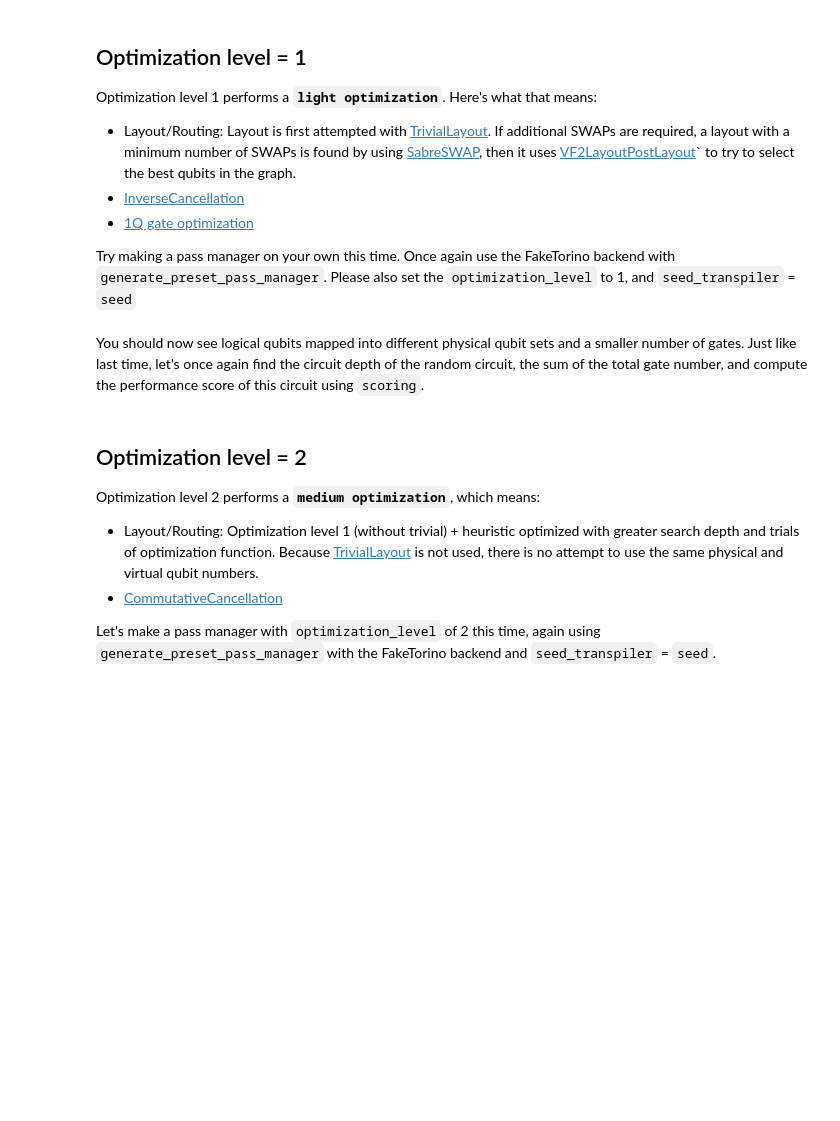
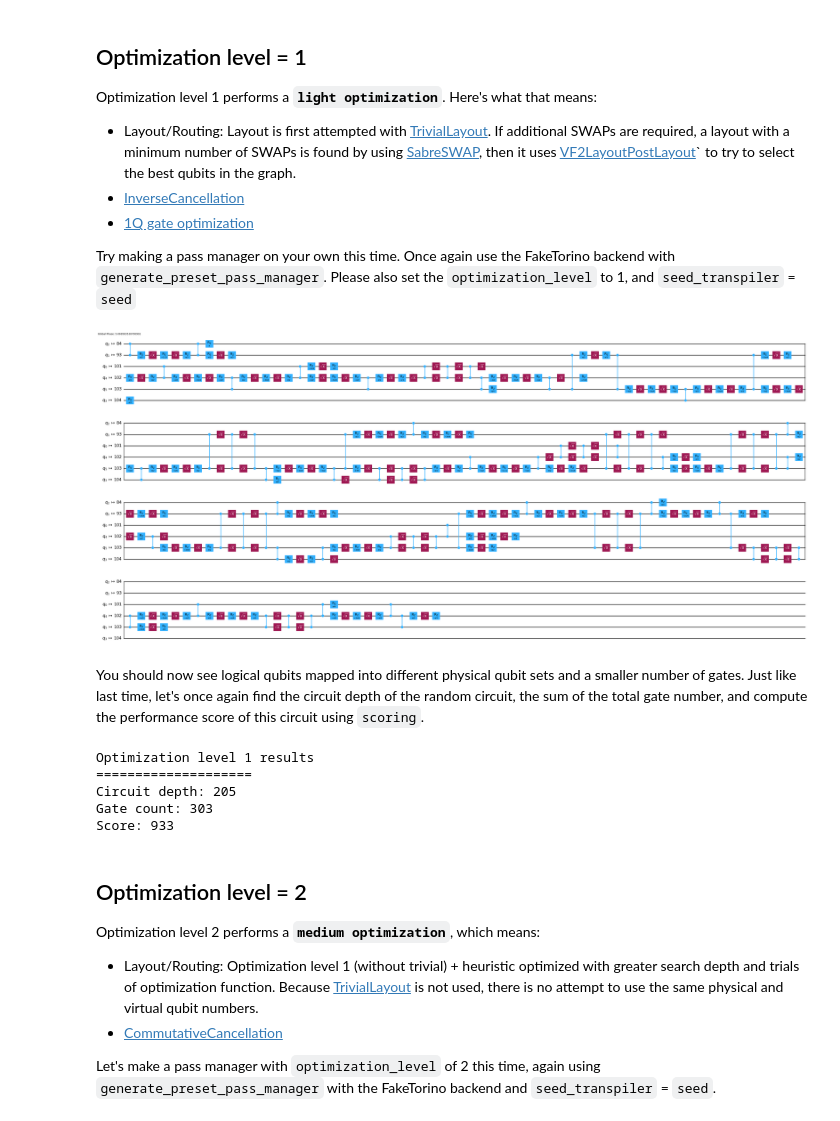
Before and after one commit to PerepaMoorty/Qiskit-BeyondBits, a Jupyter notebook: Notebooks/QFF_Graded_Notebook_3.ipynb, the cells around one changed output. Saved outputs shown, nothing was run; the diff lists cells and outputs as text; code cells hidden in the pictures; blank space fills up the shorter version.

```diff
--- a/Notebooks/QFF_Graded_Notebook_3.ipynb
+++ b/Notebooks/QFF_Graded_Notebook_3.ipynb
@@ -400,21 +382,25 @@ Optimization level 1 performs a **`light optimization`**. Here's what that means
 Try making a pass manager on your own this time. Once again use the FakeTorino backend with `generate_preset_pass_manager`. Please also set the `optimization_level` to 1, and `seed_transpiler` = `seed`
 # %%
 # Make a pass manager with our desired optimization level and backend
-pm_lv1 = ### your code here ###
+pm_lv1 = generate_preset_pass_manager(
+    backend=backend, optimization_level=1, seed_transpiler=seed
+)
 
 # Run for our random circuit
 tr_lv1 = pm_lv1.run(qc)
 
 # uncomment the next line to draw circuit
-#tr_lv1.draw('mpl', idle_wires=False, fold=60)
+tr_lv1.draw('mpl', idle_wires=False, fold=60)
+# %% [output]
+[figure, added]
 # %% [markdown]
 You should now see logical qubits mapped into different physical qubit sets and a smaller number of gates. Just like last time, let's once again find the circuit depth of the random circuit, the sum of the total gate number, and compute the performance score of this circuit using `scoring`.
 # %%
 ### Your code here ###
 
-circuit_depths['opt_lv_1'] =
-gate_counts['opt_lv_1'] =
-scores['opt_lv_1'] =
+circuit_depths['opt_lv_1'] = tr_lv1.depth()
+gate_counts['opt_lv_1'] = tr_lv1.size()
+scores['opt_lv_1'] = scoring(tr_lv1, backend)
 
 ### Don't change code after this line ###
 
@@ -423,6 +409,12 @@ print("====================")
 print("Circuit depth:", circuit_depths['opt_lv_1'])
 print("Gate count:", gate_counts['opt_lv_1'])
 print("Score:", scores['opt_lv_1'])
+# %% [output]
+Optimization level 1 results
+====================
+Circuit depth: 205
+Gate count: 303
+Score: 933
 # %% [markdown]
 ## Optimization level = 2 <a name='opt_lv_2'></a>
 
```
Also changed, not shown: parts of 27 cells of this notebook.
